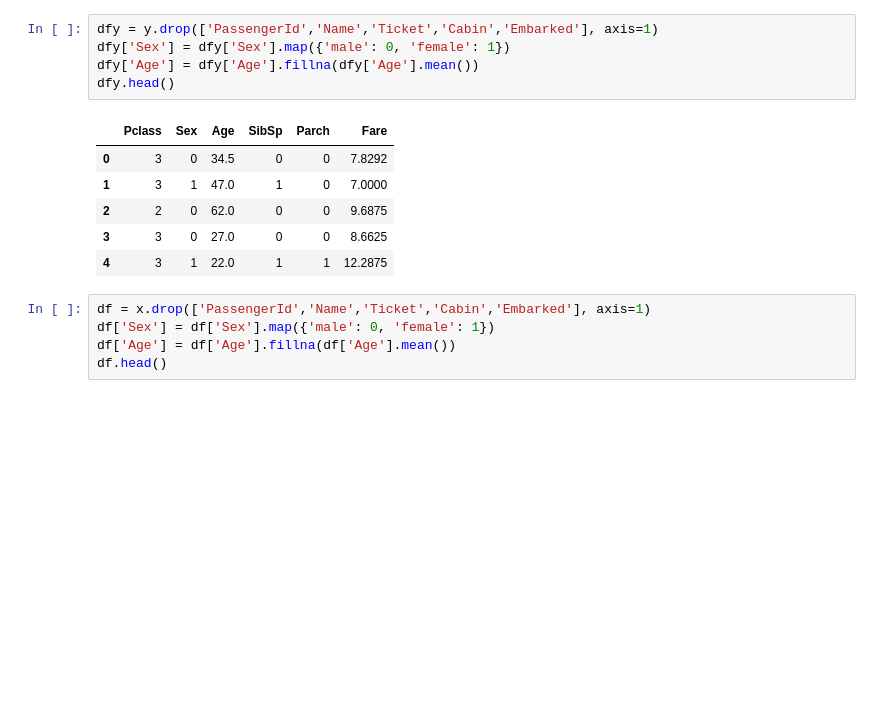
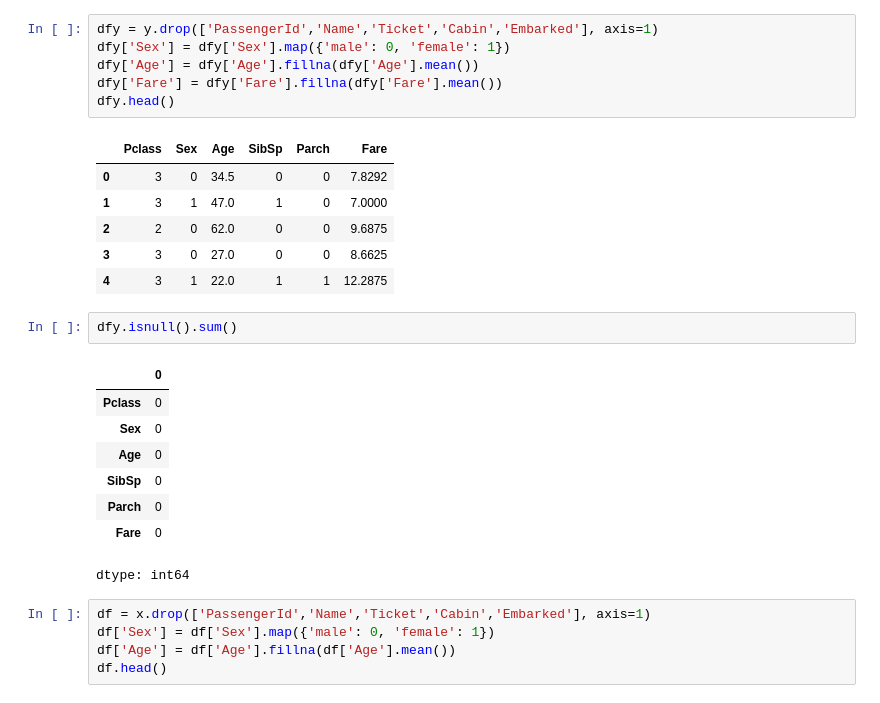
Before and after one commit to KPorus/machine-learning-and-python, a Jupyter notebook: titanic_survive_with_logicalRegression.ipynb, the cells around one changed output. Cells and saved outputs as stored; diff of their text form; blank space fills up the shorter version.

```diff
--- a/titanic_survive_with_logicalRegression.ipynb
+++ b/titanic_survive_with_logicalRegression.ipynb
@@ -28,6 +28,7 @@ y.head()
 dfy = y.drop(['PassengerId','Name','Ticket','Cabin','Embarked'], axis=1)
 dfy['Sex'] = dfy['Sex'].map({'male': 0, 'female': 1})
 dfy['Age'] = dfy['Age'].fillna(dfy['Age'].mean())
+dfy['Fare'] = dfy['Fare'].fillna(dfy['Fare'].mean())
 dfy.head()
 # %% [output]
 |  | Pclass | Sex | Age | SibSp | Parch | Fare |
@@ -36,6 +37,17 @@ dfy.head()
 | 2 | 2 | 0 | 62.0 | 0 | 0 | 9.6875 |
 | 3 | 3 | 0 | 27.0 | 0 | 0 | 8.6625 |
 | 4 | 3 | 1 | 22.0 | 1 | 1 | 12.2875 |
+# %%
+dfy.isnull().sum()
+# %% [output]
+|  | 0 |
+| Pclass | 0 |
+| Sex | 0 |
+| Age | 0 |
+| SibSp | 0 |
+| Parch | 0 |
+| Fare | 0 |
+dtype: int64
 # %%
 df = x.drop(['PassengerId','Name','Ticket','Cabin','Embarked'], axis=1)
 df['Sex'] = df['Sex'].map({'male': 0, 'female': 1})
```
Also changed, not shown: parts of 17 cells of this notebook.
